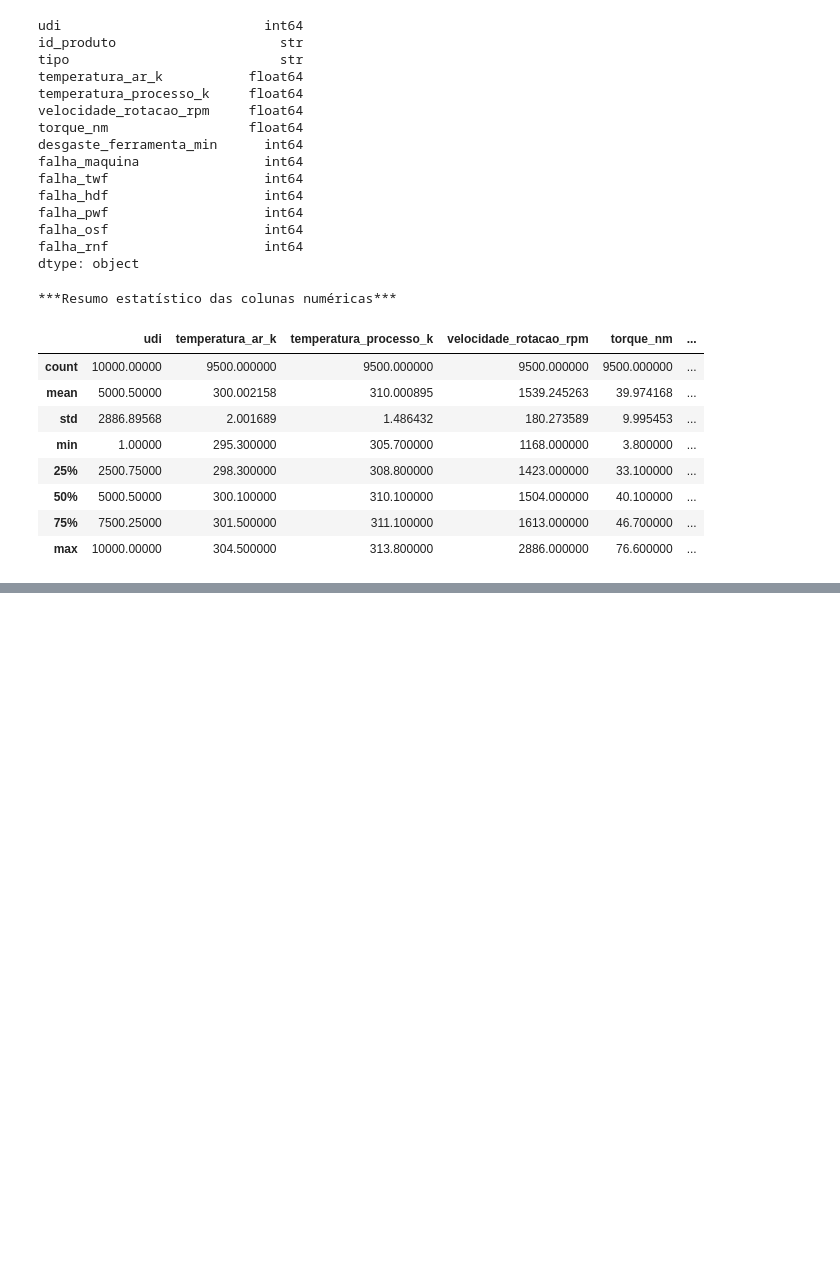
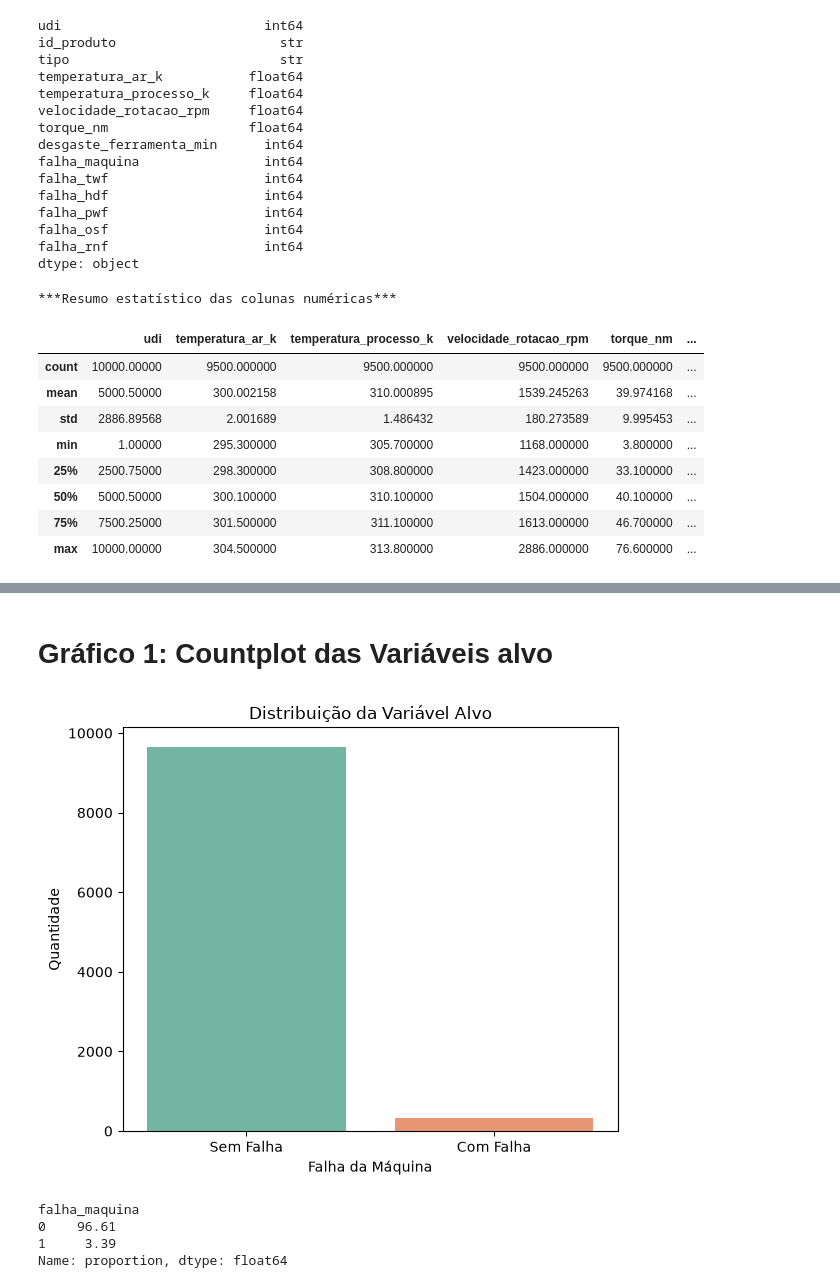
Before and after one commit to Carlos779-cloud/Projeto_Final, a Jupyter notebook: main.ipynb, the cells around one changed output, grey strips where cells are left out. Drawn from its saved outputs; the diff is of its cells as text; code cells hidden in the pictures; blank space fills up the shorter version.

```diff
--- a/main.ipynb
+++ b/main.ipynb
@@ -74,0 +111,37 @@ df.describe()
+# %% [markdown]
+# Gráfico 1: Countplot das Variáveis alvo
+# %%
+plt.figure(figsize=(6,5))
+
+sns.countplot(
+    data=df,
+    x='falha_maquina',
+    hue='falha_maquina',
+    palette='Set2',
+    legend=False
+)
+
+plt.title('Distribuição da Variável Alvo')
+plt.xlabel('Falha da Máquina')
+plt.ylabel('Quantidade')
+
+plt.xticks(
+    [0,1],
+    ['Sem Falha','Com Falha']
+)
+
+plt.tight_layout()
+plt.savefig("02_balanceamento.png", dpi=300)
+plt.show()
+# %% [output]
+[figure, added]
+# %%
+(df['falha_maquina']
+ .value_counts(normalize=True)
+ .mul(100)
+ .round(2))
+# %% [output]
+falha_maquina
+0    96.61
+1     3.39
+Name: proportion, dtype: float64
```
Also changed, not shown: parts of 9 cells of this notebook, 3 other files.
